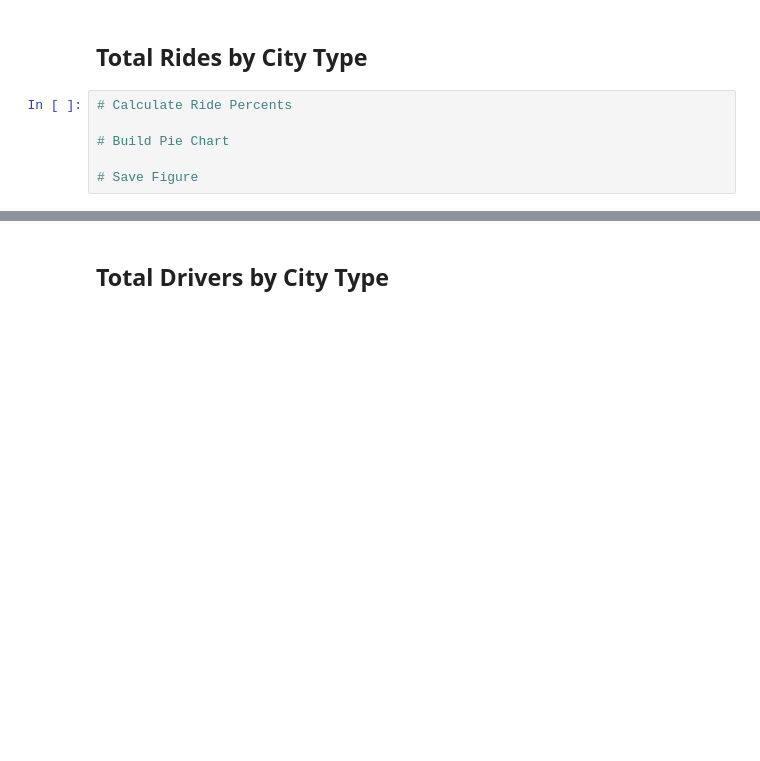
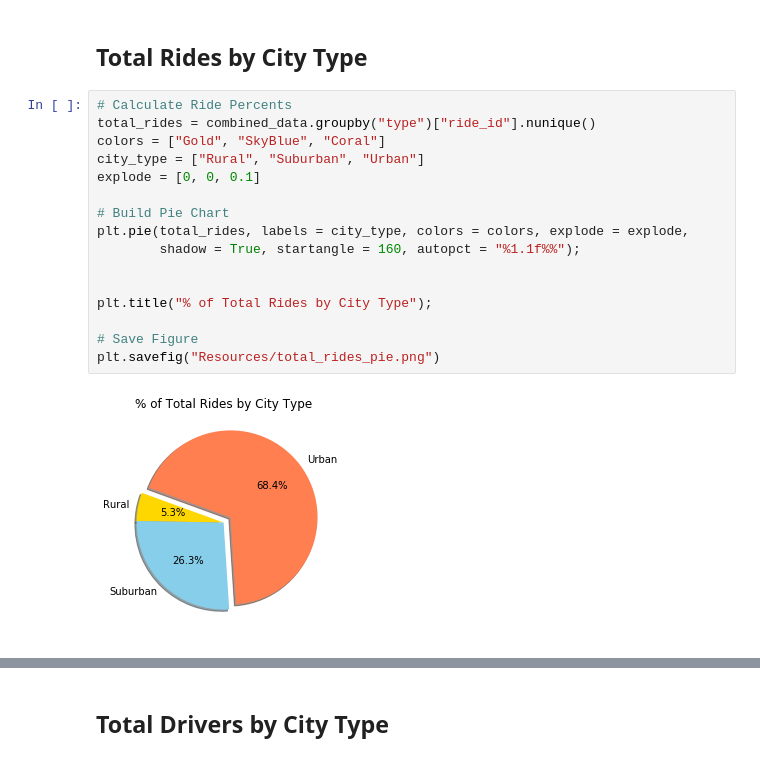
Before and after one commit to jazminhicks/Pyber, a Jupyter notebook: pyber_main.ipynb, the cells around one changed output, grey strips where cells are left out. Drawn from its saved outputs; the diff is of its cells as text; blank space fills up the shorter version.

```diff
--- a/pyber_main.ipynb
+++ b/pyber_main.ipynb
@@ -83,11 +107,23 @@ plt.show()
 # %% [markdown]
 ## Total Rides by City Type
-# %%
-# Calculate Ride Percents
-
-# Build Pie Chart
-
-# Save Figure
+# %%
+# Calculate Ride Percents
+total_rides = combined_data.groupby("type")["ride_id"].nunique()
+colors = ["Gold", "SkyBlue", "Coral"]
+city_type = ["Rural", "Suburban", "Urban"]
+explode = [0, 0, 0.1]
+
+# Build Pie Chart
+plt.pie(total_rides, labels = city_type, colors = colors, explode = explode,
+        shadow = True, startangle = 160, autopct = "%1.1f%%");
+
+
+plt.title("% of Total Rides by City Type");
+
+# Save Figure
+plt.savefig("Resources/total_rides_pie.png")
+# %% [output]
+[figure, added]
 # %%
 # Show Figure
 plt.show()
```
Also changed, not shown: parts of 10 cells of this notebook.
